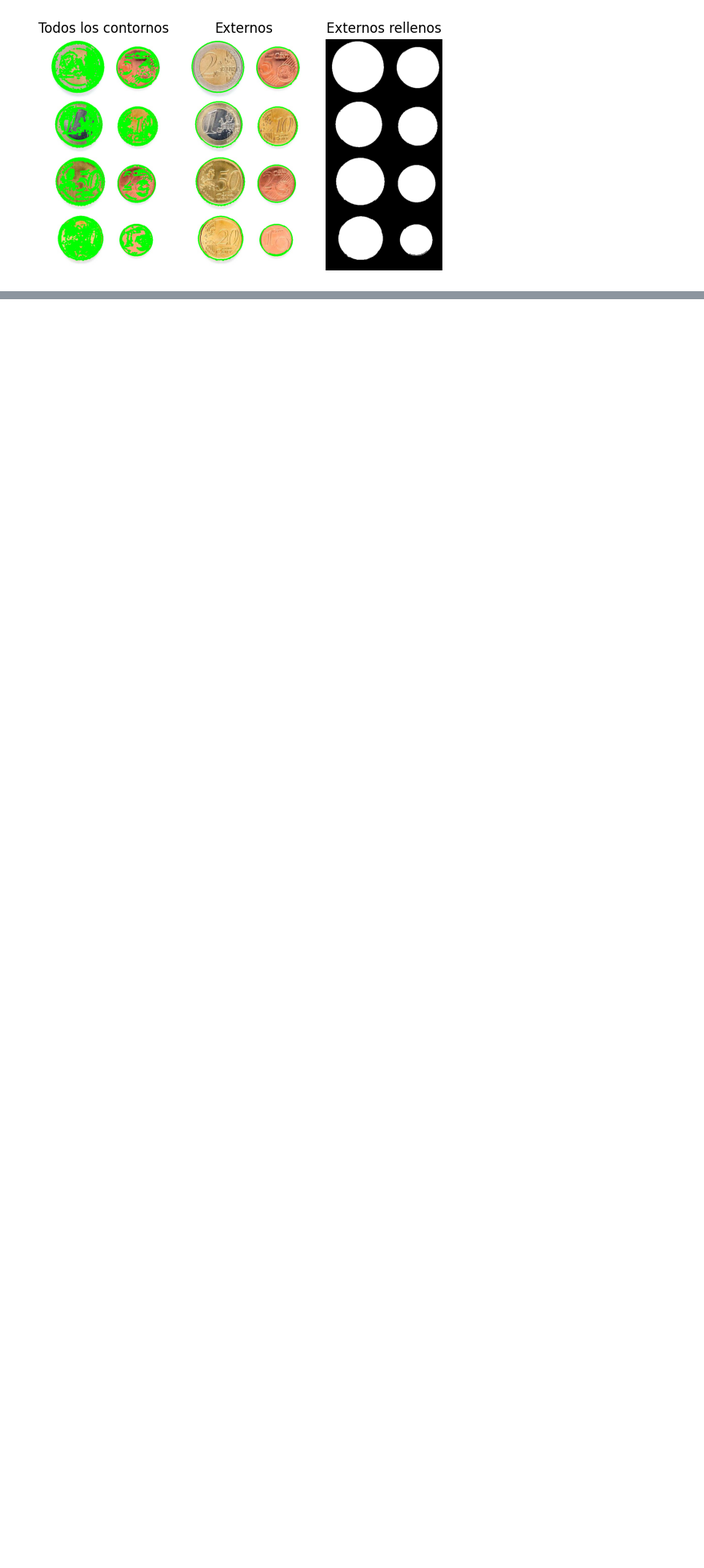
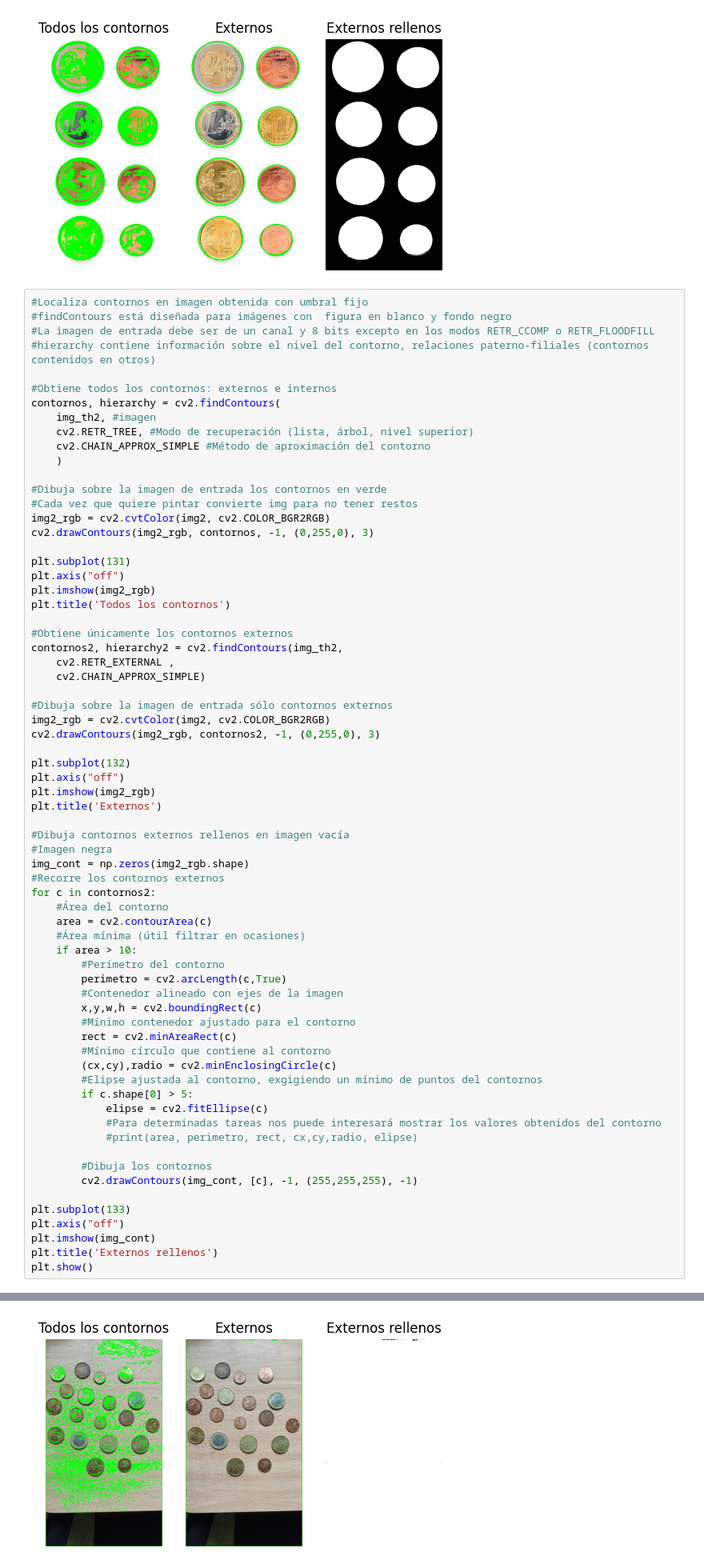
Before and after one commit to maikos08/VC-ULPGC, a Jupyter notebook: VC_P3/VC_P3.ipynb, the cells around one changed output, grey strips where cells are left out. Shown at 80% size. Drawn from its saved outputs; the diff is of its cells as text; blank space fills up the shorter version.

```diff
--- a/VC_P3/VC_P3.ipynb
+++ b/VC_P3/VC_P3.ipynb
@@ -151,3 +178,72 @@ plt.show()
 # %% [output]
 Clipping input data to the valid range for imshow with RGB data ([0..1] for floats or [0..255] for integers). Got range [0.0..255.0].
 [figure]
+# %%
+#Localiza contornos en imagen obtenida con umbral fijo
+#findContours está diseñada para imágenes con  figura en blanco y fondo negro
+#La imagen de entrada debe ser de un canal y 8 bits excepto en los modos RETR_CCOMP o RETR_FLOODFILL
+#hierarchy contiene información sobre el nivel del contorno, relaciones paterno-filiales (contornos contenidos en otros)
+
+#Obtiene todos los contornos: externos e internos
+contornos, hierarchy = cv2.findContours(
+    img_th2, #imagen
+    cv2.RETR_TREE, #Modo de recuperación (lista, árbol, nivel superior)
+    cv2.CHAIN_APPROX_SIMPLE #Método de aproximación del contorno
+    )
+
+#Dibuja sobre la imagen de entrada los contornos en verde
+#Cada vez que quiere pintar convierte img para no tener restos
+img2_rgb = cv2.cvtColor(img2, cv2.COLOR_BGR2RGB)
+cv2.drawContours(img2_rgb, contornos, -1, (0,255,0), 3)
+
+plt.subplot(131)
+plt.axis("off")
+plt.imshow(img2_rgb)
+plt.title('Todos los contornos')
+
+#Obtiene únicamente los contornos externos
+contornos2, hierarchy2 = cv2.findContours(img_th2,
+    cv2.RETR_EXTERNAL ,
+    cv2.CHAIN_APPROX_SIMPLE)
+
+#Dibuja sobre la imagen de entrada sólo contornos externos
+img2_rgb = cv2.cvtColor(img2, cv2.COLOR_BGR2RGB)
+cv2.drawContours(img2_rgb, contornos2, -1, (0,255,0), 3)
+
+plt.subplot(132)
+plt.axis("off")
+plt.imshow(img2_rgb)
+plt.title('Externos')
+
+#Dibuja contornos externos rellenos en imagen vacía
+#Imagen negra
+img_cont = np.zeros(img2_rgb.shape)
+#Recorre los contornos externos
+for c in contornos2:
+    #Área del contorno
+    area = cv2.contourArea(c)
+    #Área mínima (útil filtrar en ocasiones)
+    if area > 10:
+        #Perímetro del contorno
+        perimetro = cv2.arcLength(c,True)
+        #Contenedor alineado con ejes de la imagen
+        x,y,w,h = cv2.boundingRect(c)
+        #Mínimo contenedor ajustado para el contorno
+        rect = cv2.minAreaRect(c)
+        #Mínimo círculo que contiene al contorno
+        (cx,cy),radio = cv2.minEnclosingCircle(c)
+        #Elipse ajustada al contorno, exgigiendo un mínimo de puntos del contornos
+        if c.shape[0] > 5:
+            elipse = cv2.fitEllipse(c)
+            #Para determinadas tareas nos puede interesará mostrar los valores obtenidos del contorno
+            #print(area, perimetro, rect, cx,cy,radio, elipse)
+
+        #Dibuja los contornos
+        cv2.drawContours(img_cont, [c], -1, (255,255,255), -1)
+
+plt.subplot(133)
+plt.axis("off")
+plt.imshow(img_cont)
+plt.title('Externos rellenos')
+plt.show()
+# %% [output]
@@ -154,3 +251,4 @@ Clipping input data to the valid range for imshow with RGB data ([0..1] for floa
+[figure, added]
 # %% [markdown]
 Alternativa contando círculos utilizando la Transformada de Hough. La selección de parámetros puede ser "divertida", más [información](https://docs.opencv.org/4.x/da/d53/tutorial_py_houghcircles.html)
 # %%
```
Also changed, not shown: parts of 6 cells of this notebook, 3 other files.
